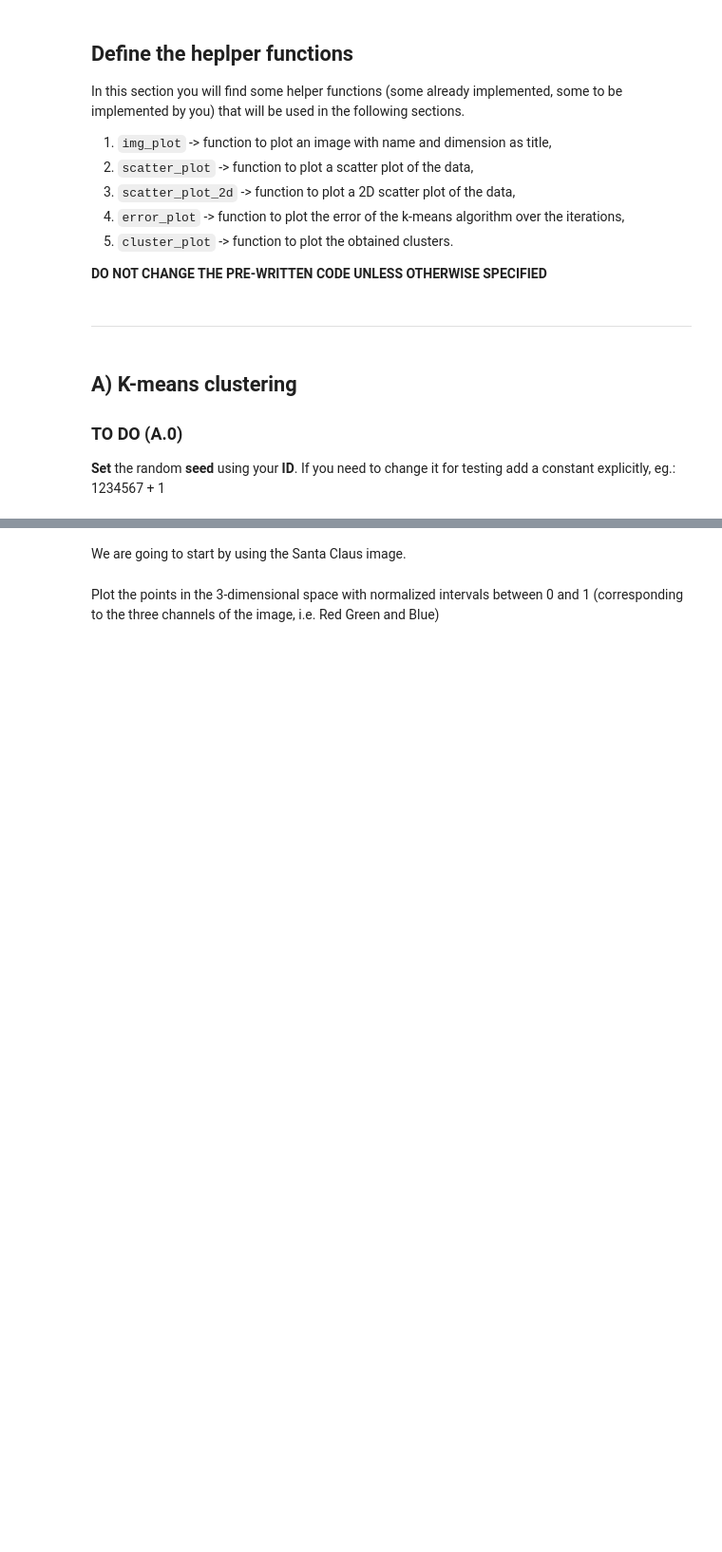
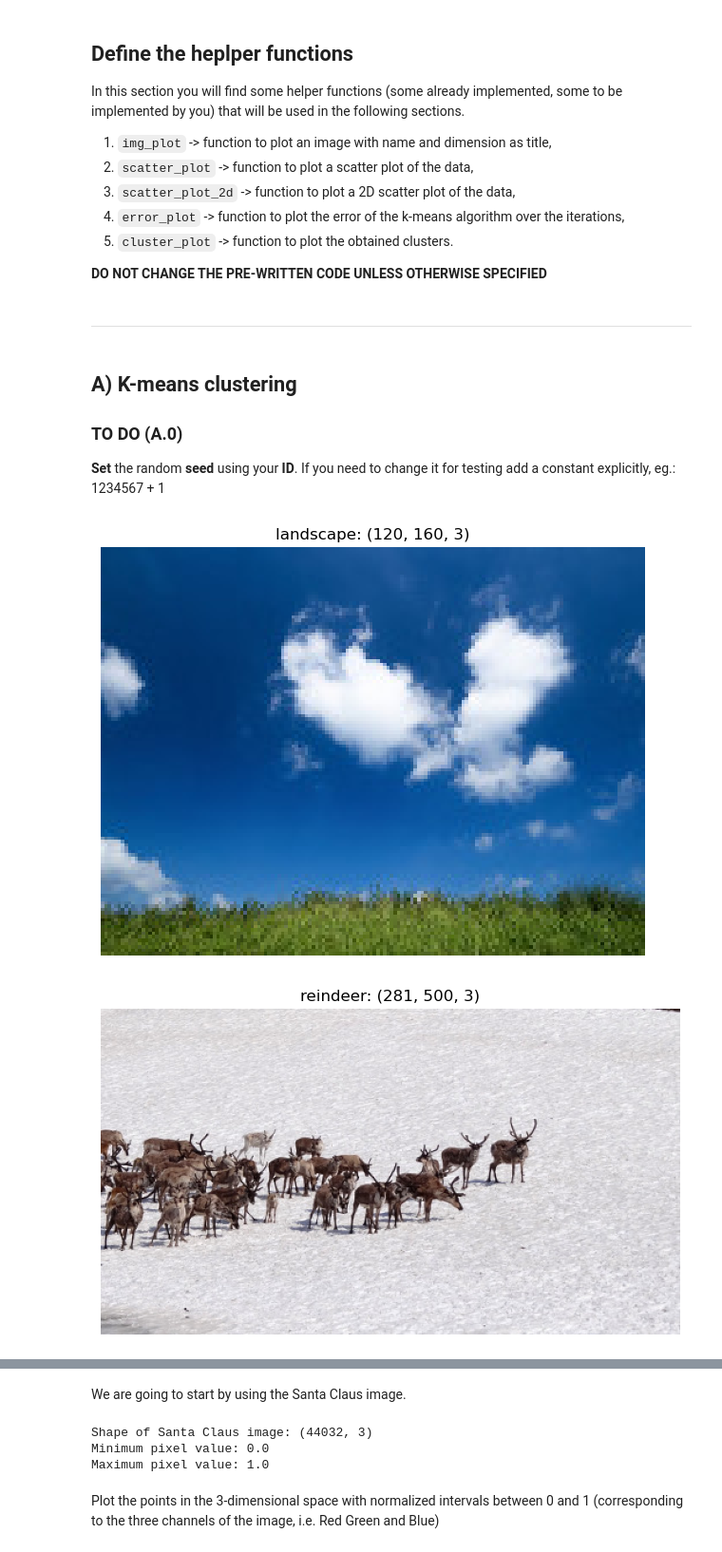
Before and after one commit to darioliotta/MachineLearning-Homeworks, a Jupyter notebook: 3/Liotta_Dario_lab3.ipynb, the cells around one changed output, grey strips where cells are left out. Shown at 95% size. Drawn from its saved outputs; the diff is of its cells as text; code cells hidden in the pictures; blank space fills up the shorter version.

```diff
--- a/3/Liotta_Dario_lab3.ipynb
+++ b/3/Liotta_Dario_lab3.ipynb
@@ -189,8 +189,15 @@ np.random.seed(ID)
 # %%
 # Load the provided images and display them (if you like you can experiment with other images)
 # To load the images use the function plt.imread(<path_to_iamge>)
-# ADD YOUR CODE HERE
+landscape = plt.imread('data/landscape.jpg')
+reindeer = plt.imread('data/reindeer.jpg')
+santaclaus = plt.imread('data/santaclaus2.jpg')
 
 # Plot the images with their shapes
 # Sugestion: use the function img_plot()
-# ADD YOUR CODE HERE
+img_plot(landscape, 'landscape')
+img_plot(reindeer, 'reindeer')
+img_plot(santaclaus, 'santaclaus')
+# %% [output]
+[figure, added]
+[figure, added]
@@ -199,10 +207,16 @@ We are going to start by using the Santa Claus image.
 # %%
 # Reshape the data to a matrix of num_pixels x 3
 # (divide by 255 to have colors in [0 1] range for plotting functions of sklearn)
-# ADD YOUR CODE HERE
+santaclaus_matrix = santaclaus.reshape((santaclaus.shape[0] * santaclaus.shape[1], 3)) / 255.0
 
 # Print the shape of the data and the min and max values of the pixels
-# ADD YOUR CODE HERE
+print("Shape of Santa Claus image:", santaclaus_matrix.shape)
+print("Minimum pixel value:", np.min(santaclaus_matrix))
+print("Maximum pixel value:", np.max(santaclaus_matrix))
+# %% [output]
+Shape of Santa Claus image: (44032, 3)
+Minimum pixel value: 0.0
+Maximum pixel value: 1.0
 # %% [markdown]
 Plot the points in the 3-dimensional space with normalized intervals between 0 and 1 (corresponding to the three channels of the image, i.e. Red Green and Blue)
 # %%
```
Also changed, not shown: parts of 17 cells of this notebook, 1 other file.
